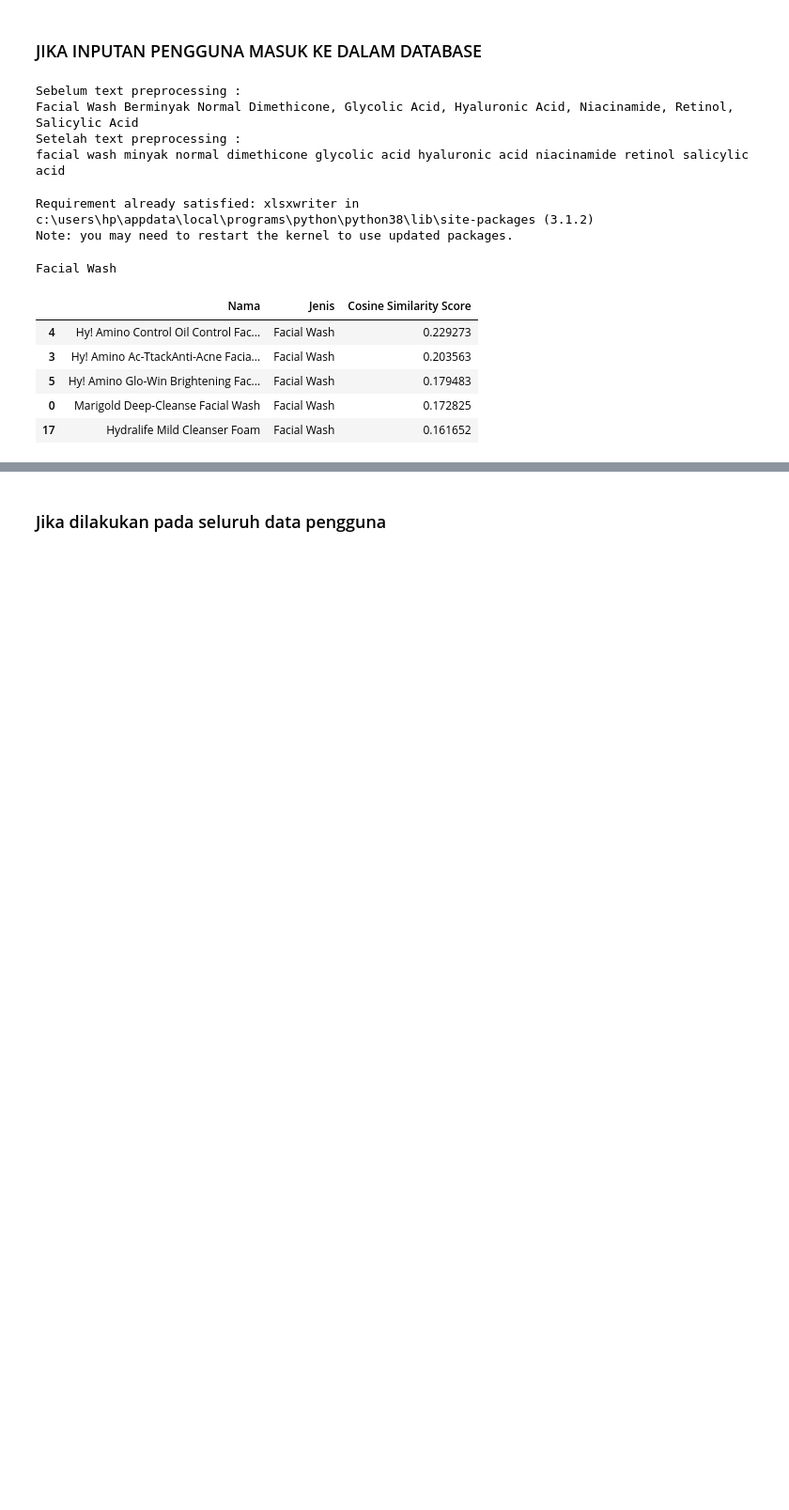
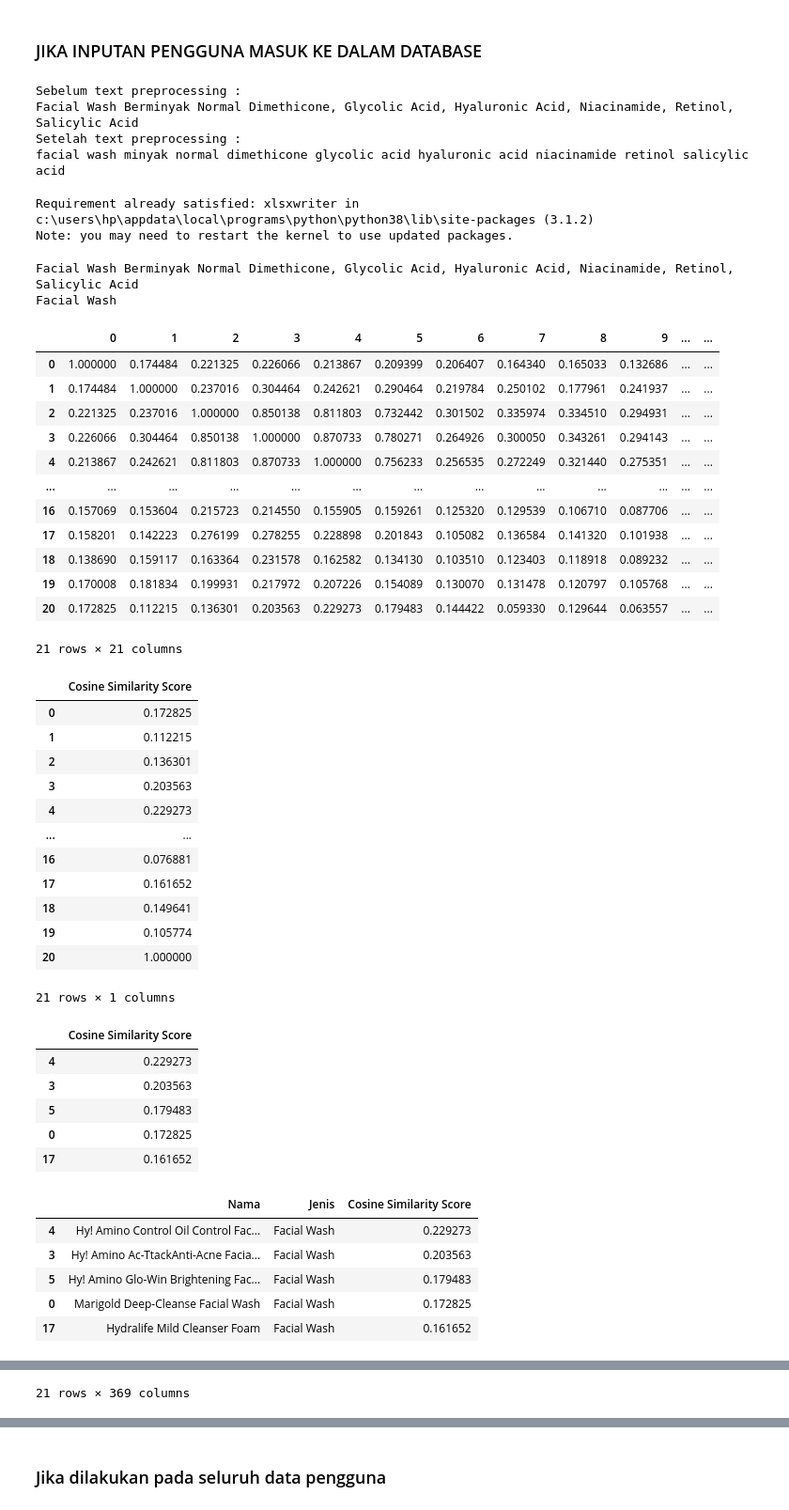
Before and after one commit to elizams1/Model-Recommendation-Skincare-Product, a Jupyter notebook: TheModels/KODE BERSIH FIX.ipynb, the cells around one changed output, grey strips where cells are left out. Shown at 94% size. Saved outputs shown, nothing was run; the diff lists cells and outputs as text; code cells hidden in the pictures; blank space fills up the shorter version.

```diff
--- a/TheModels/KODE BERSIH FIX.ipynb
+++ b/TheModels/KODE BERSIH FIX.ipynb
@@ -469,6 +468,8 @@ import xlsxwriter
 
 #contoh inputan pengguna
 test_case = "Facial Wash Berminyak Normal Dimethicone, Glycolic Acid, Hyaluronic Acid, Niacinamide, Retinol, Salicylic Acid"
+
+print(test_case)
 
 # TFIDF vectorizer
 vectorizer = TfidfVectorizer(analyzer='word', stop_words=list(data_stopword))
@@ -501,36 +502,76 @@ elif (test_case.find('Moisturizer')!=-1):
 else :
   print('Sunscreen')
   th_idx = pd.concat([dataset[80:100],add_data]).reset_index(drop=True)
   the_product = the_data[80:100]
 
 
 tfidf_dataset1 = vectorizer.fit_transform(th_idx['data'])
 index, top5 = get_recommendations_product_two(tfidf_dataset1)
 
 res_data = pd.DataFrame(the_product[['Nama', 'Jenis ']].iloc[index])
 top5.index = res_data.index
 fix_res = pd.concat([res_data, top5], axis=1)
 
 display(fix_res)
 
+df_tfidf_sklearn = pd.DataFrame(tfidf_dataset1.toarray(), columns=vectorizer.get_feature_names_out())
+tfidf_tokens = vectorizer.get_feature_names_out()
+df_tfidfvect = pd.DataFrame(data=tfidf_dataset1.toarray(
+), index=th_idx.index.values, columns=tfidf_tokens)
+
+display(df_tfidfvect)
+
 # Menuliskan hasil ke excel
 writer = pd.ExcelWriter('C:/Users/HP/Downloads/TUGAS AKHIR/EXCEL KODINGAN/HasilRekomendasiTrial.xlsx', engine='xlsxwriter')
 row = 2
 col = 0
 fix_res.to_excel(writer, startrow=row)
 
 work_book = writer.book
 work_sheet =  writer.sheets["Sheet1"]
 row-=2
 work_sheet.write(row, col, test_case)
 row+= 3
 
 writer.close()
 # %% [output]
+Facial Wash Berminyak Normal Dimethicone, Glycolic Acid, Hyaluronic Acid, Niacinamide, Retinol, Salicylic Acid
 Facial Wash
-|  | Nama | Jenis | Cosine Similarity Score |
-| 4 | Hy! Amino Control Oil Control Fac... | Facial Wash | 0.229273 |
-| 3 | Hy! Amino Ac-TtackAnti-Acne Facia... | Facial Wash | 0.203563 |
-| 5 | Hy! Amino Glo-Win Brightening Fac... | Facial Wash | 0.179483 |
-| 0 | Marigold Deep-Cleanse Facial Wash | Facial Wash | 0.172825 |
-| 17 | Hydralife Mild Cleanser Foam | Facial Wash | 0.161652 |
+|  | 0 | 1 | 2 | 3 | 4 | 5 | 6 | 7 | 8 | 9 | ... | ... |
+| 0 | 1.000000 | 0.174484 | 0.221325 | 0.226066 | 0.213867 | 0.209399 | 0.206407 | 0.164340 | 0.165033 | 0.132686 | ... | ... |
+| 1 | 0.174484 | 1.000000 | 0.237016 | 0.304464 | 0.242621 | 0.290464 | 0.219784 | 0.250102 | 0.177961 | 0.241937 | ... | ... |
+| 2 | 0.221325 | 0.237016 | 1.000000 | 0.850138 | 0.811803 | 0.732442 | 0.301502 | 0.335974 | 0.334510 | 0.294931 | ... | ... |
+| 3 | 0.226066 | 0.304464 | 0.850138 | 1.000000 | 0.870733 | 0.780271 | 0.264926 | 0.300050 | 0.343261 | 0.294143 | ... | ... |
+| 4 | 0.213867 | 0.242621 | 0.811803 | 0.870733 | 1.000000 | 0.756233 | 0.256535 | 0.272249 | 0.321440 | 0.275351 | ... | ... |
+| ... | ... | ... | ... | ... | ... | ... | ... | ... | ... | ... | ... | ... |
+| 16 | 0.157069 | 0.153604 | 0.215723 | 0.214550 | 0.155905 | 0.159261 | 0.125320 | 0.129539 | 0.106710 | 0.087706 | ... | ... |
+| 17 | 0.158201 | 0.142223 | 0.276199 | 0.278255 | 0.228898 | 0.201843 | 0.105082 | 0.136584 | 0.141320 | 0.101938 | ... | ... |
+| 18 | 0.138690 | 0.159117 | 0.163364 | 0.231578 | 0.162582 | 0.134130 | 0.103510 | 0.123403 | 0.118918 | 0.089232 | ... | ... |
+| 19 | 0.170008 | 0.181834 | 0.199931 | 0.217972 | 0.207226 | 0.154089 | 0.130070 | 0.131478 | 0.120797 | 0.105768 | ... | ... |
+| 20 | 0.172825 | 0.112215 | 0.136301 | 0.203563 | 0.229273 | 0.179483 | 0.144422 | 0.059330 | 0.129644 | 0.063557 | ... | ... |
+21 rows × 21 columns
+|  | Cosine Similarity Score |
+| 0 | 0.172825 |
+| 1 | 0.112215 |
+| 2 | 0.136301 |
+| 3 | 0.203563 |
+| 4 | 0.229273 |
+| ... | ... |
+| 16 | 0.076881 |
+| 17 | 0.161652 |
+| 18 | 0.149641 |
+| 19 | 0.105774 |
+| 20 | 1.000000 |
+21 rows × 1 columns
+|  | Cosine Similarity Score |
+| 4 | 0.229273 |
+| 3 | 0.203563 |
+| 5 | 0.179483 |
+| 0 | 0.172825 |
+| 17 | 0.161652 |
+|  | Nama | Jenis | Cosine Similarity Score |
+| 4 | Hy! Amino Control Oil Control Fac... | Facial Wash | 0.229273 |
+| 3 | Hy! Amino Ac-TtackAnti-Acne Facia... | Facial Wash | 0.203563 |
+| 5 | Hy! Amino Glo-Win Brightening Fac... | Facial Wash | 0.179483 |
+| 0 | Marigold Deep-Cleanse Facial Wash | Facial Wash | 0.172825 |
+| 17 | Hydralife Mild Cleanser Foam | Facial Wash | 0.161652 |
@@ -536,0 +590 @@ Facial Wash
+21 rows × 369 columns
```
Also changed, not shown: parts of 20 cells of this notebook, 1 other file.
